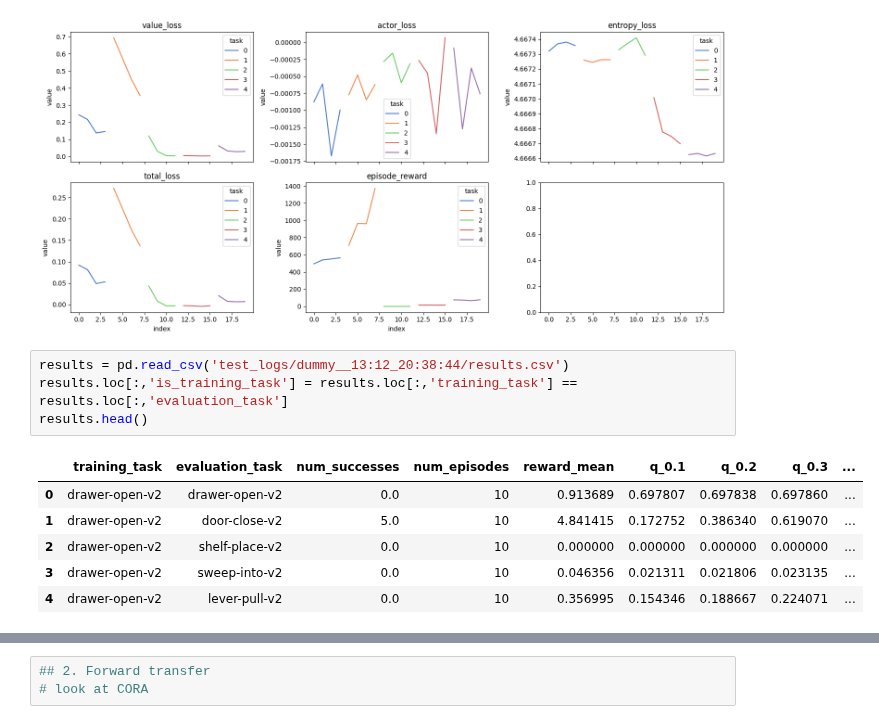
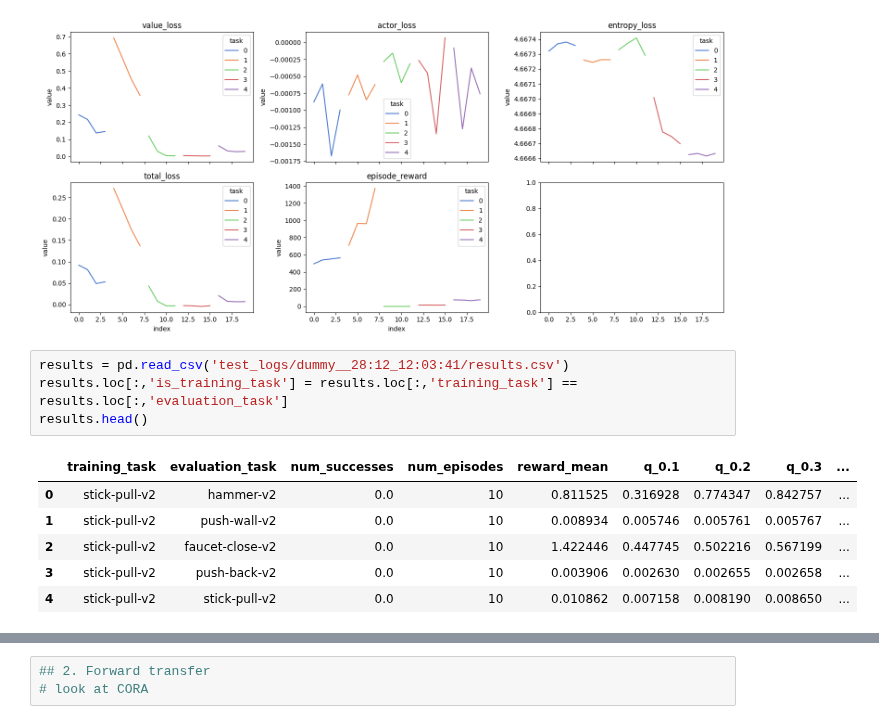
Before and after one commit to gdubbs100/right_left_brain_rl, a Jupyter notebook: continual_training_test.ipynb, the cells around one changed output, grey strips where cells are left out. Cells and saved outputs as stored; diff of their text form.

```diff
--- a/continual_training_test.ipynb
+++ b/continual_training_test.ipynb
@@ -255,16 +244,16 @@ plt.show()
 # %% [output]
 [figure]
 # %%
-results = pd.read_csv('test_logs/dummy__13:12_20:38:44/results.csv')
+results = pd.read_csv('test_logs/dummy__28:12_12:03:41/results.csv')
 results.loc[:,'is_training_task'] = results.loc[:,'training_task'] == results.loc[:,'evaluation_task']
 results.head()
 # %% [output]
 |  | training_task | evaluation_task | num_successes | num_episodes | reward_mean | q_0.1 | q_0.2 | q_0.3 | ... |
-| 0 | drawer-open-v2 | drawer-open-v2 | 0.0 | 10 | 0.913689 | 0.697807 | 0.697838 | 0.697860 | ... |
-| 1 | drawer-open-v2 | door-close-v2 | 5.0 | 10 | 4.841415 | 0.172752 | 0.386340 | 0.619070 | ... |
-| 2 | drawer-open-v2 | shelf-place-v2 | 0.0 | 10 | 0.000000 | 0.000000 | 0.000000 | 0.000000 | ... |
-| 3 | drawer-open-v2 | sweep-into-v2 | 0.0 | 10 | 0.046356 | 0.021311 | 0.021806 | 0.023135 | ... |
-| 4 | drawer-open-v2 | lever-pull-v2 | 0.0 | 10 | 0.356995 | 0.154346 | 0.188667 | 0.224071 | ... |
+| 0 | stick-pull-v2 | hammer-v2 | 0.0 | 10 | 0.811525 | 0.316928 | 0.774347 | 0.842757 | ... |
+| 1 | stick-pull-v2 | push-wall-v2 | 0.0 | 10 | 0.008934 | 0.005746 | 0.005761 | 0.005767 | ... |
+| 2 | stick-pull-v2 | faucet-close-v2 | 0.0 | 10 | 1.422446 | 0.447745 | 0.502216 | 0.567199 | ... |
+| 3 | stick-pull-v2 | push-back-v2 | 0.0 | 10 | 0.003906 | 0.002630 | 0.002655 | 0.002658 | ... |
+| 4 | stick-pull-v2 | stick-pull-v2 | 0.0 | 10 | 0.010862 | 0.007158 | 0.008190 | 0.008650 | ... |
 # %%
 fig, ax = plt.subplots(figsize = (15, 7))
 sns.lineplot(
```
Also changed, not shown: parts of 22 cells of this notebook, 5 other files.
